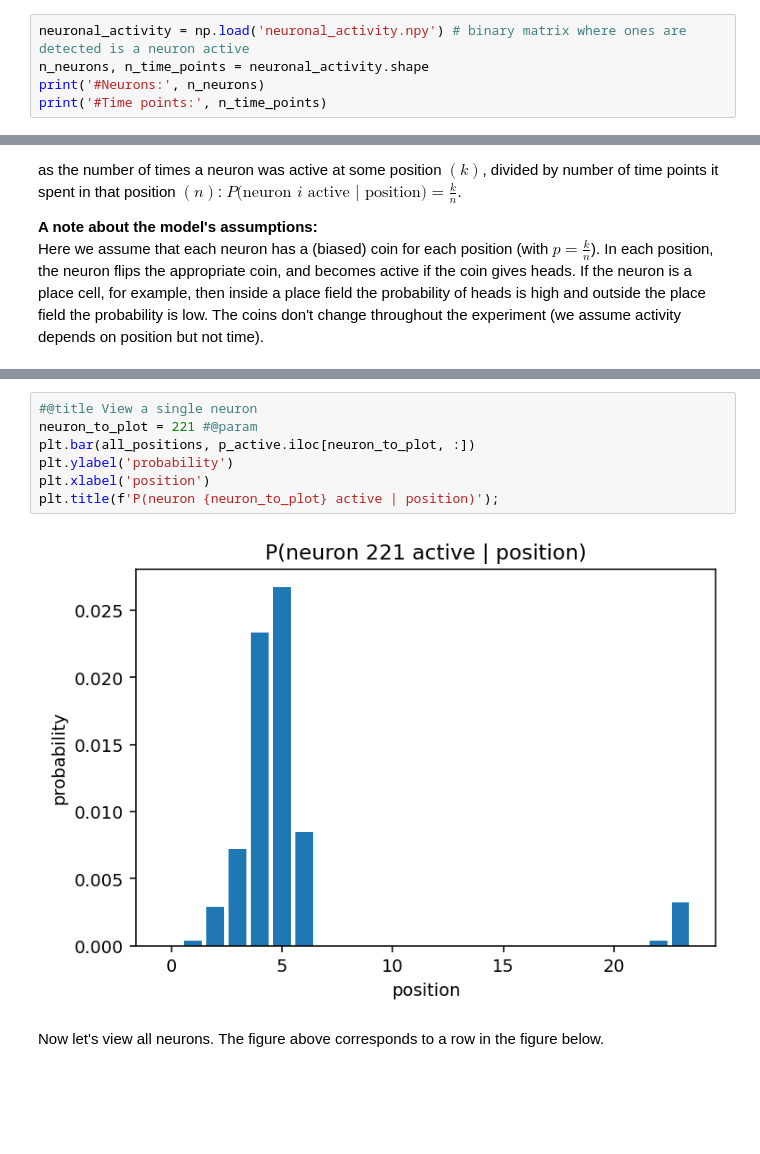
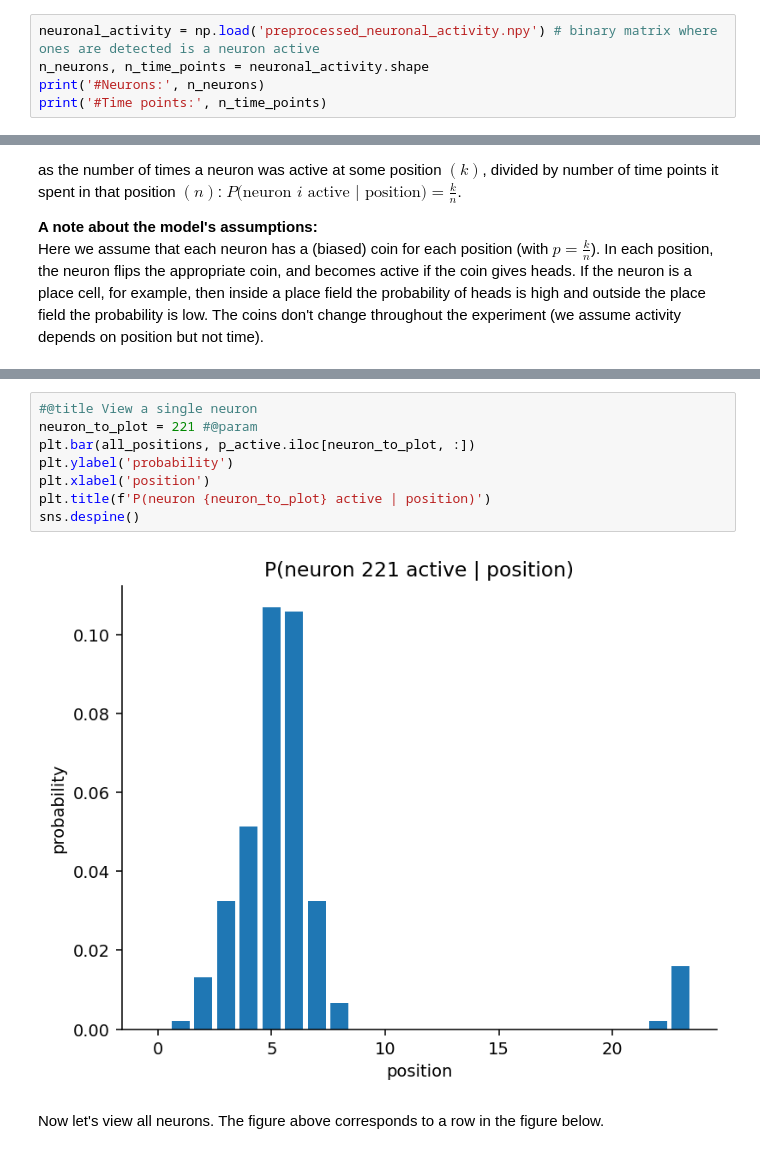
Before and after one commit to yuvalwas/MDAN-course, a Jupyter notebook: MDAN_T2_decoding.ipynb, the cells around one changed output, grey strips where cells are left out. Cells and saved outputs as stored; diff of their text form; blank space fills up the shorter version.

```diff
--- a/MDAN_T2_decoding.ipynb
+++ b/MDAN_T2_decoding.ipynb
@@ -43,7 +51,7 @@ print('Position bins:', all_positions)
 # %% [output]
 Position bins: [ 0  1  2  3  4  5  6  7  8  9 10 11 12 13 14 15 16 17 18 19 20 21 22 23]
 # %%
-neuronal_activity = np.load('neuronal_activity.npy') # binary matrix where ones are detected is a neuron active
+neuronal_activity = np.load('preprocessed_neuronal_activity.npy') # binary matrix where ones are detected is a neuron active
 n_neurons, n_time_points = neuronal_activity.shape
 print('#Neurons:', n_neurons)
 print('#Time points:', n_time_points)
@@ -156,12 +164,13 @@ p_active
 # %%
 #@title View a single neuron
 neuron_to_plot = 221 #@param
 plt.bar(all_positions, p_active.iloc[neuron_to_plot, :])
 plt.ylabel('probability')
 plt.xlabel('position')
-plt.title(f'P(neuron {neuron_to_plot} active | position)');
+plt.title(f'P(neuron {neuron_to_plot} active | position)')
+sns.despine()
 # %% [output]
-[figure, old version]
+[figure, new version]
 # %% [markdown]
 Now let's view all neurons. The figure above corresponds to a row in the figure below.
 # %%
```
Also changed, not shown: parts of 21 cells of this notebook.
